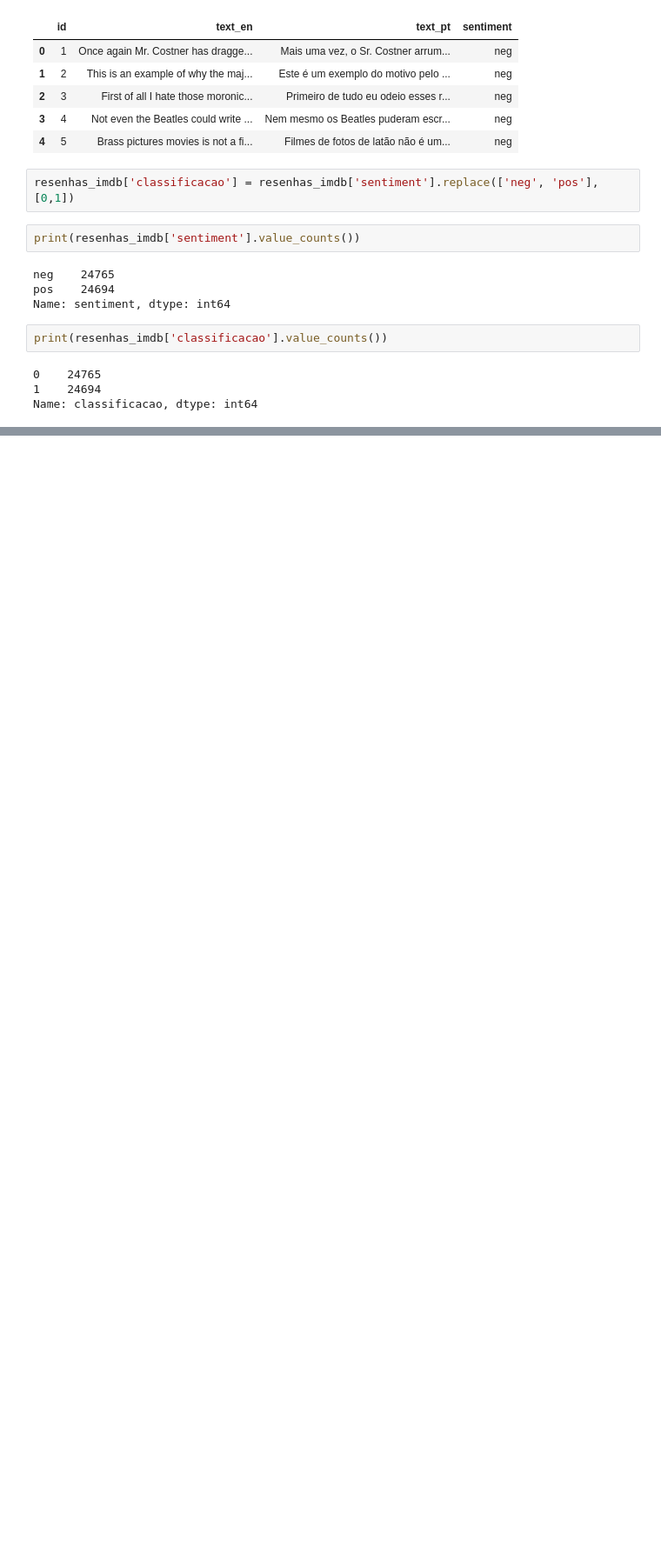
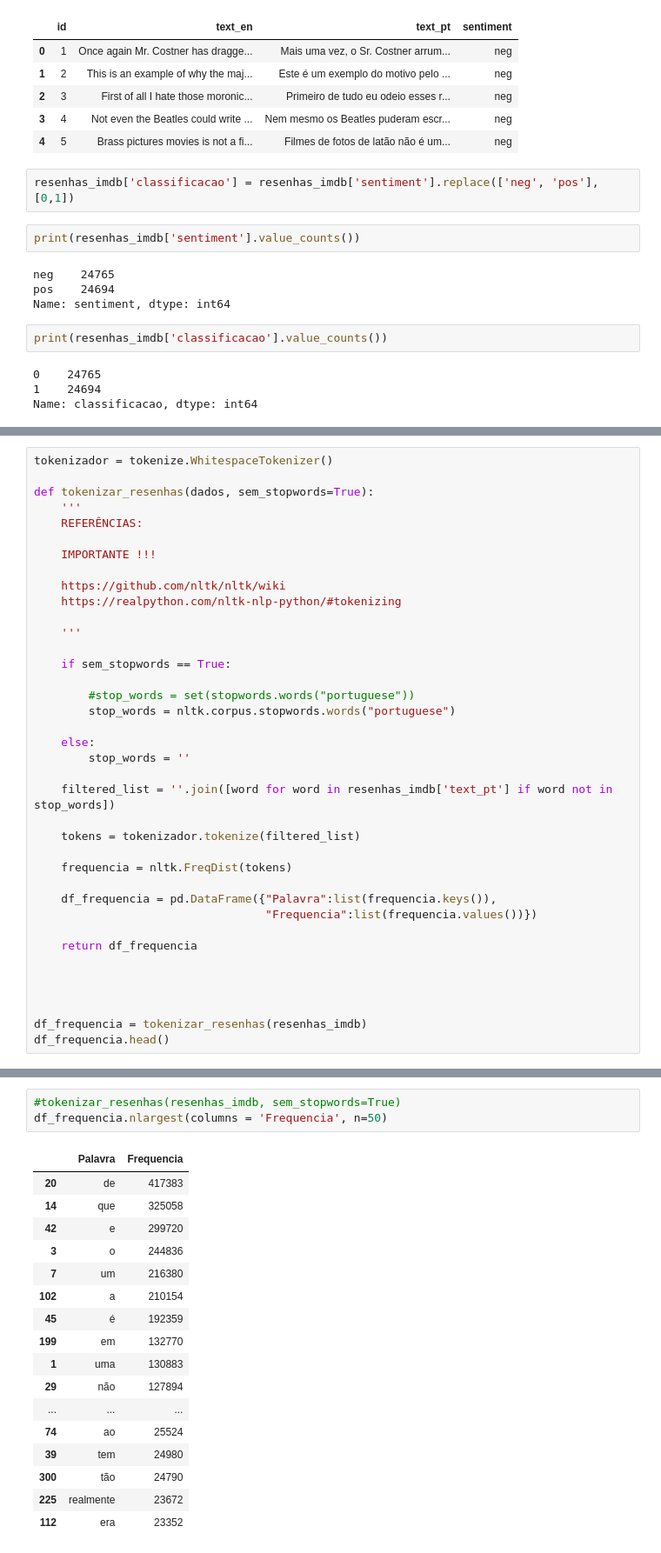
Before and after one commit to edabruzzo/machine_learning_alura, a Jupyter notebook: natural_language_processing/classificacao_dados_textuais.ipynb, the cells around one changed output, grey strips where cells are left out. Shown at 87% size. Drawn from its saved outputs; the diff is of its cells as text; blank space fills up the shorter version.

```diff
--- a/natural_language_processing/classificacao_dados_textuais.ipynb
+++ b/natural_language_processing/classificacao_dados_textuais.ipynb
@@ -119,0 +138,38 @@ plotar_nuvem_palavras('pos')
+# %%
+tokenizador = tokenize.WhitespaceTokenizer()
+
+def tokenizar_resenhas(dados, sem_stopwords=True):
+    '''
+    REFERÊNCIAS:
+
+    IMPORTANTE !!!
+
+    https://github.com/nltk/nltk/wiki
+    https://realpython.com/nltk-nlp-python/#tokenizing
+
+    '''
+
+    if sem_stopwords == True:
+
+        #stop_words = set(stopwords.words("portuguese"))
+        stop_words = nltk.corpus.stopwords.words("portuguese")
+
+    else:
+        stop_words = ''
+
+    filtered_list = ''.join([word for word in resenhas_imdb['text_pt'] if word not in stop_words])
+
+    tokens = tokenizador.tokenize(filtered_list)
+
+    frequencia = nltk.FreqDist(tokens)
+
+    df_frequencia = pd.DataFrame({"Palavra":list(frequencia.keys()),
+                                  "Frequencia":list(frequencia.values())})
+
+    return df_frequencia
+
+
+
+
+df_frequencia = tokenizar_resenhas(resenhas_imdb)
+df_frequencia.head()
@@ -119,0 +183,21 @@ plotar_nuvem_palavras('pos')
+# %%
+#tokenizar_resenhas(resenhas_imdb, sem_stopwords=True)
+df_frequencia.nlargest(columns = 'Frequencia', n=50)
+# %% [output]
+|  | Palavra | Frequencia |
+| 20 | de | 417383 |
+| 14 | que | 325058 |
+| 42 | e | 299720 |
+| 3 | o | 244836 |
+| 7 | um | 216380 |
+| 102 | a | 210154 |
+| 45 | é | 192359 |
+| 199 | em | 132770 |
+| 1 | uma | 130883 |
+| 29 | não | 127894 |
+| ... | ... | ... |
+| 74 | ao | 25524 |
+| 39 | tem | 24980 |
+| 300 | tão | 24790 |
+| 225 | realmente | 23672 |
+| 112 | era | 23352 |
```
Also changed, not shown: parts of 13 cells of this notebook, 2 other files.
